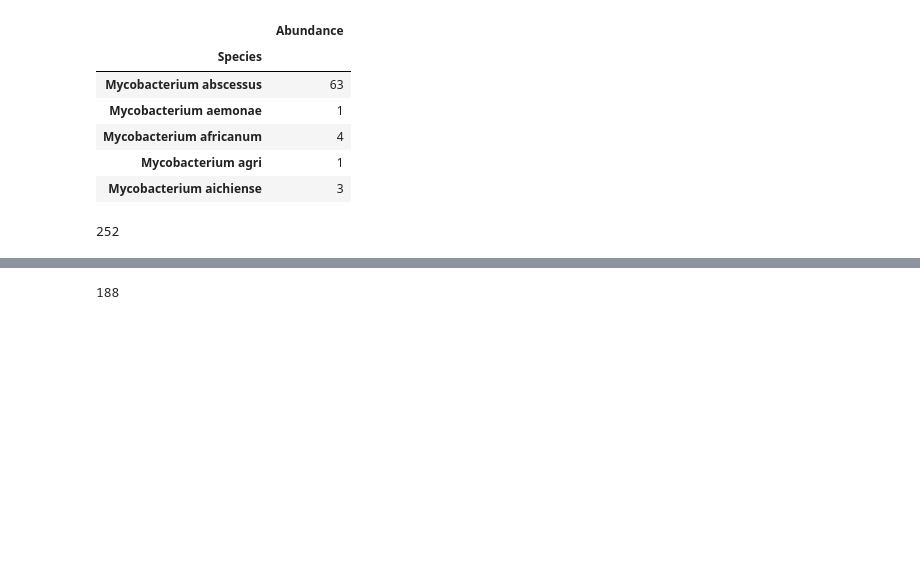
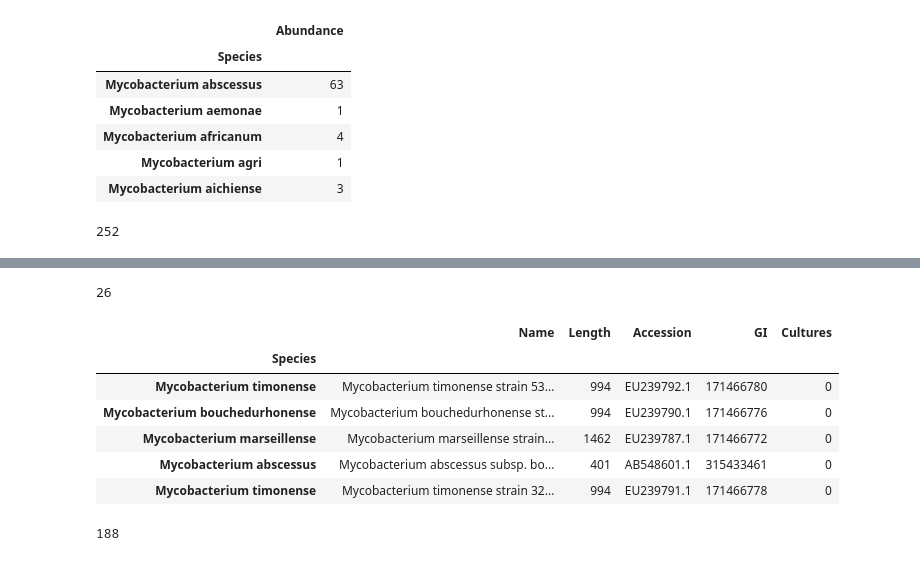
Before and after one commit to glickmac/Database, a Jupyter notebook: hsp65.ipynb, the cells around one changed output, grey strips where cells are left out. Cells and saved outputs as stored; diff of their text form; code cells hidden in the pictures; blank space fills up the shorter version.

Commit message:
completed random choice

```diff
--- a/hsp65.ipynb
+++ b/hsp65.ipynb
@@ -158,3 +141,32 @@ species_grouping.head()
+# %%
+## Greater than twos
+import random
+my_acc = []
+greatera = df_mult[df_mult['Species'].isin(greater)]
+greatera = greatera[greatera['Cultures'] == 1]
+for name, group in greatera.groupby('Species'):
+    my_list = list(group['Accession'])
+    one, two = random.sample(my_list,2)
+    my_acc.append(one)
+    my_acc.append(two)
+# %% [output]
+26
+# %%
+
+
+greatera = greatera[['Species', 'Accession']]
+test = greatera.set_index('Species')['Accession'].to_dict()
+test
+species_grouping = df_filtered.set_index('Species')
+species_grouping.head()
+# %% [output]
+|  | Name | Length | Accession | GI | Cultures |
+| Species |  |  |  |  |  |
+| Mycobacterium timonense | Mycobacterium timonense strain 53... | 994 | EU239792.1 | 171466780 | 0 |
+| Mycobacterium bouchedurhonense | Mycobacterium bouchedurhonense st... | 994 | EU239790.1 | 171466776 | 0 |
+| Mycobacterium marseillense | Mycobacterium marseillense strain... | 1462 | EU239787.1 | 171466772 | 0 |
+| Mycobacterium abscessus | Mycobacterium abscessus subsp. bo... | 401 | AB548601.1 | 315433461 | 0 |
+| Mycobacterium timonense | Mycobacterium timonense strain 32... | 994 | EU239791.1 | 171466778 | 0 |
 # %%
 # %% [output]
 188
```
Also changed, not shown: parts of 3 cells of this notebook.
